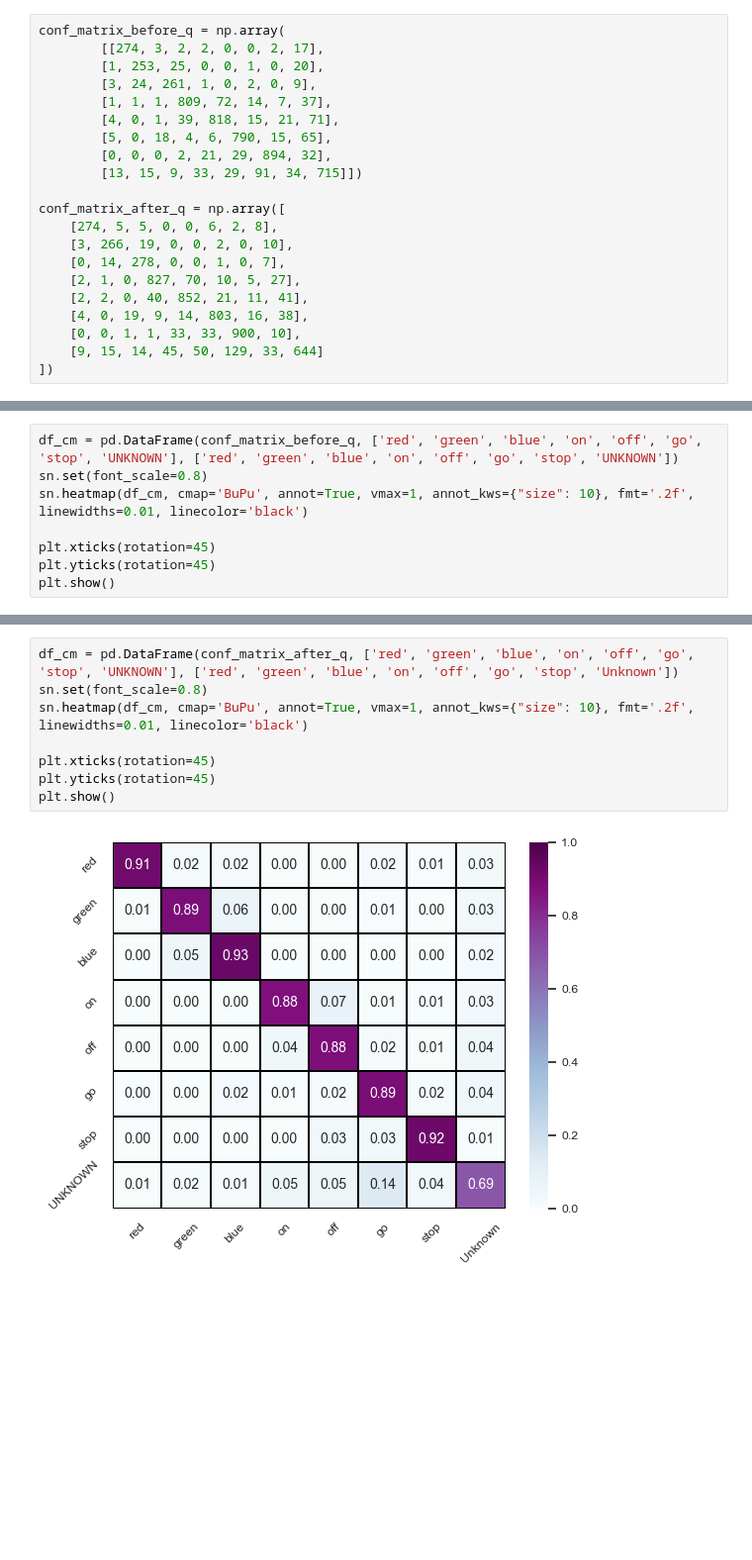
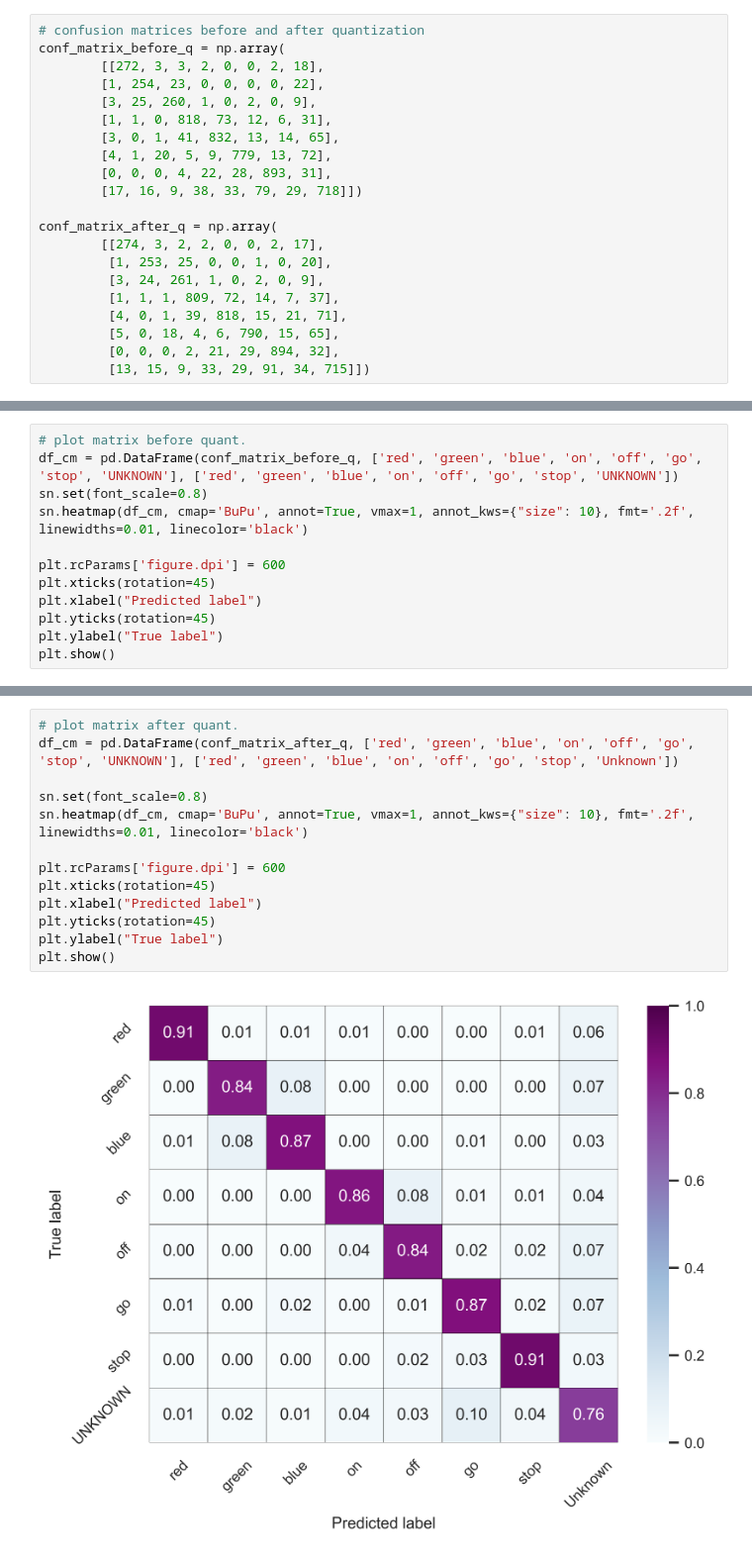
Before and after one commit to danpfister/ai8x-training, a Jupyter notebook: visuals_helper.ipynb, the cells around one changed output, grey strips where cells are left out. Shown at 99% size. Saved outputs shown, nothing was run; the diff lists cells and outputs as text; blank space fills up the shorter version.

```diff
--- a/visuals_helper.ipynb
+++ b/visuals_helper.ipynb
@@ -31,23 +10,23 @@ from sklearn import preprocessing
 import numpy as np
 import pandas as pd
 # %%
+# confusion matrices before and after quantization
 conf_matrix_before_q = np.array(
+        [[272, 3, 3, 2, 0, 0, 2, 18],
+        [1, 254, 23, 0, 0, 0, 0, 22],
+        [3, 25, 260, 1, 0, 2, 0, 9],
+        [1, 1, 0, 818, 73, 12, 6, 31],
+        [3, 0, 1, 41, 832, 13, 14, 65],
+        [4, 1, 20, 5, 9, 779, 13, 72],
+        [0, 0, 0, 4, 22, 28, 893, 31],
+        [17, 16, 9, 38, 33, 79, 29, 718]])
+
+conf_matrix_after_q = np.array(
         [[274, 3, 2, 2, 0, 0, 2, 17],
-        [1, 253, 25, 0, 0, 1, 0, 20],
-        [3, 24, 261, 1, 0, 2, 0, 9],
-        [1, 1, 1, 809, 72, 14, 7, 37],
-        [4, 0, 1, 39, 818, 15, 21, 71],
-        [5, 0, 18, 4, 6, 790, 15, 65],
-        [0, 0, 0, 2, 21, 29, 894, 32],
-        [13, 15, 9, 33, 29, 91, 34, 715]])
-
-conf_matrix_after_q = np.array([
-    [274, 5, 5, 0, 0, 6, 2, 8],
-    [3, 266, 19, 0, 0, 2, 0, 10],
-    [0, 14, 278, 0, 0, 1, 0, 7],
-    [2, 1, 0, 827, 70, 10, 5, 27],
-    [2, 2, 0, 40, 852, 21, 11, 41],
-    [4, 0, 19, 9, 14, 803, 16, 38],
-    [0, 0, 1, 1, 33, 33, 900, 10],
-    [9, 15, 14, 45, 50, 129, 33, 644]
-])
+         [1, 253, 25, 0, 0, 1, 0, 20],
+         [3, 24, 261, 1, 0, 2, 0, 9],
+         [1, 1, 1, 809, 72, 14, 7, 37],
+         [4, 0, 1, 39, 818, 15, 21, 71],
+         [5, 0, 18, 4, 6, 790, 15, 65],
+         [0, 0, 0, 2, 21, 29, 894, 32],
+         [13, 15, 9, 33, 29, 91, 34, 715]])
@@ -75,9 +69,13 @@ array([[0.91333333, 0.01666667, 0.01666667, 0.        , 0.        ,
 # %%
+# plot matrix before quant.
 df_cm = pd.DataFrame(conf_matrix_before_q, ['red', 'green', 'blue', 'on', 'off', 'go', 'stop', 'UNKNOWN'], ['red', 'green', 'blue', 'on', 'off', 'go', 'stop', 'UNKNOWN'])
 sn.set(font_scale=0.8)
 sn.heatmap(df_cm, cmap='BuPu', annot=True, vmax=1, annot_kws={"size": 10}, fmt='.2f', linewidths=0.01, linecolor='black')
 
+plt.rcParams['figure.dpi'] = 600
 plt.xticks(rotation=45)
+plt.xlabel("Predicted label")
 plt.yticks(rotation=45)
+plt.ylabel("True label")
 plt.show()
 # %% [output]
@@ -85,10 +83,15 @@ plt.show()
 # %%
+# plot matrix after quant.
 df_cm = pd.DataFrame(conf_matrix_after_q, ['red', 'green', 'blue', 'on', 'off', 'go', 'stop', 'UNKNOWN'], ['red', 'green', 'blue', 'on', 'off', 'go', 'stop', 'Unknown'])
+
 sn.set(font_scale=0.8)
 sn.heatmap(df_cm, cmap='BuPu', annot=True, vmax=1, annot_kws={"size": 10}, fmt='.2f', linewidths=0.01, linecolor='black')
 
+plt.rcParams['figure.dpi'] = 600
 plt.xticks(rotation=45)
+plt.xlabel("Predicted label")
 plt.yticks(rotation=45)
+plt.ylabel("True label")
 plt.show()
 # %% [output]
-[figure, old version]
+[figure, new version]
```
Also changed, not shown: parts of 9 cells of this notebook.
